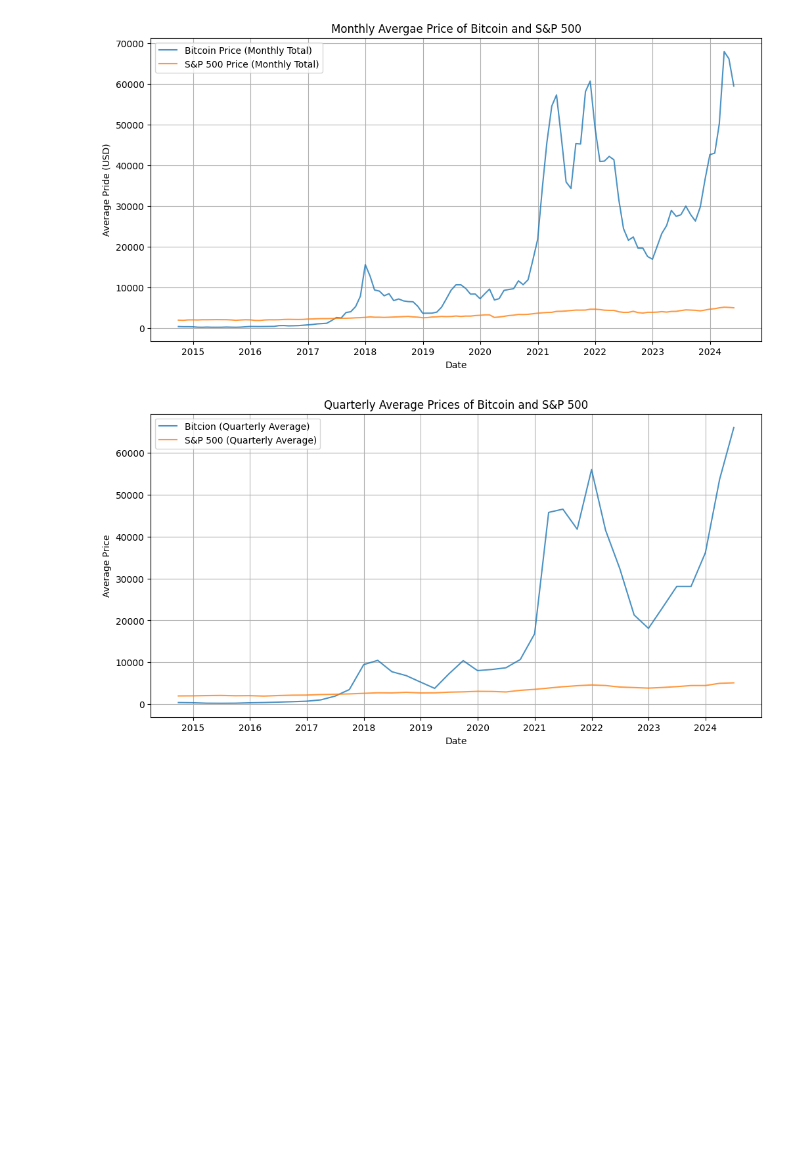
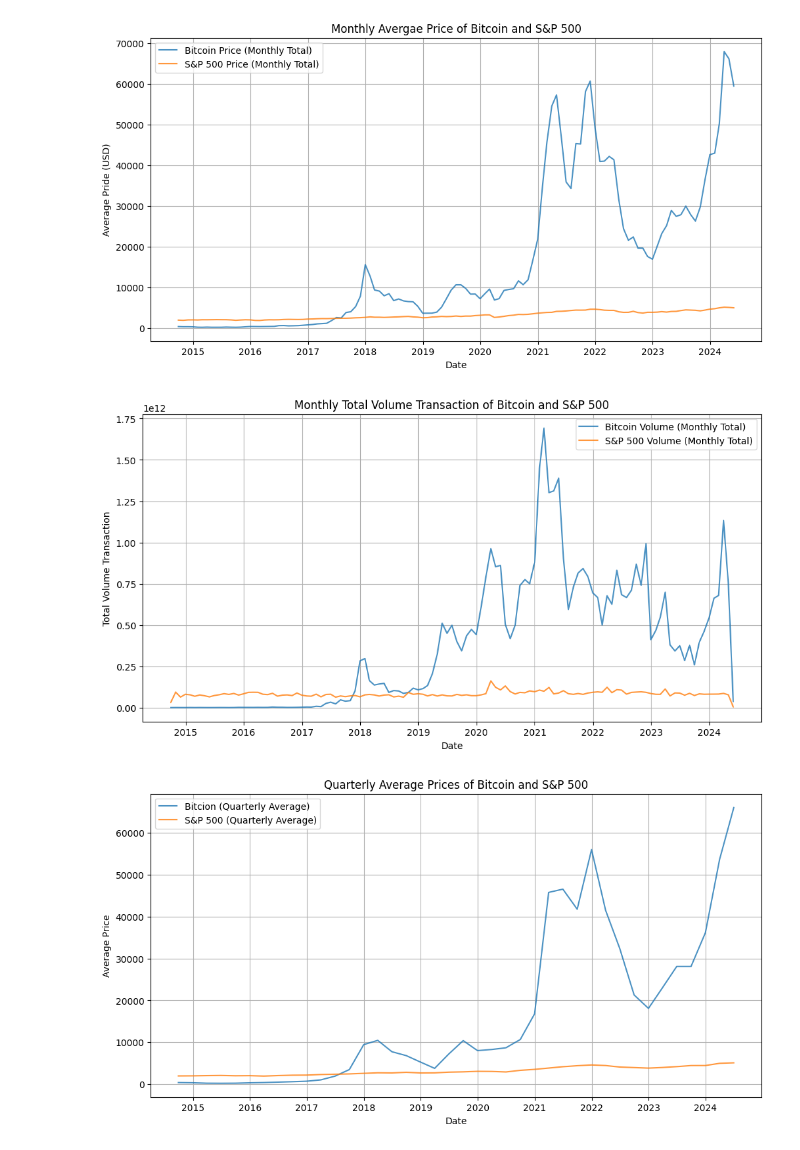
Before and after one commit to AngelDHackerman/BTC-ETH_Data_Analysis, a Jupyter notebook: 4_Temporal_Analysis.ipynb, the cells around one changed output. Cells and saved outputs as stored; diff of their text form; code cells hidden in the pictures; blank space fills up the shorter version.

Commit message:
Monthly volume (working on it)

```diff
--- a/4_Temporal_Analysis.ipynb
+++ b/4_Temporal_Analysis.ipynb
@@ -159,6 +159,19 @@ plot_btc_sp500(
 )
 # %% [output]
 [figure]
+# %%
+# Monthly Trend Volume
+plot_btc_sp500(
+  monthly_volume,
+  y_column_btc= 'BTC_Volume',
+  y_column_sp500= 'SP500_Volume',
+  label_btc= 'Bitcoin Volume (Monthly Total)',
+  label_sp500= 'S&P 500 Volume (Monthly Total)',
+  title= 'Monthly Total Volume Transaction of Bitcoin and S&P 500',
+  ylabel= 'Total Volume Transaction'
+)
+# %% [output]
+[figure, added]
 # %%
 # Quarterly trend
 plt.figure(figsize=(12, 6))
```
